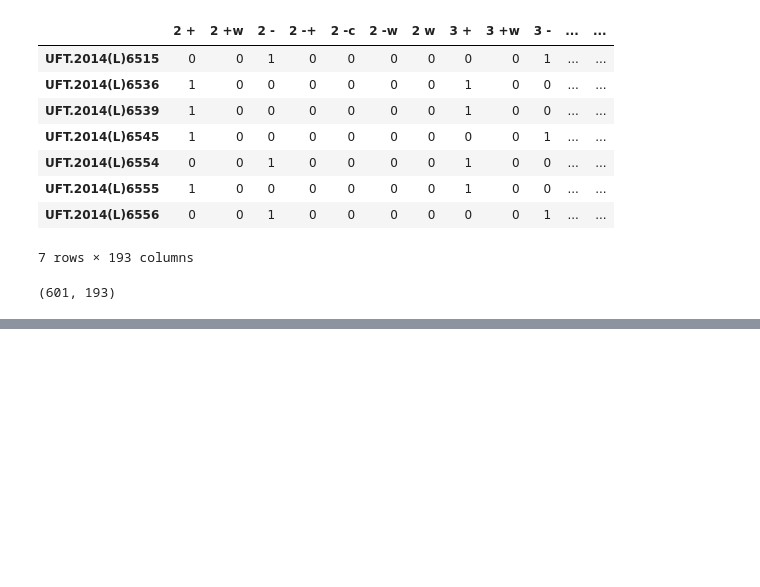
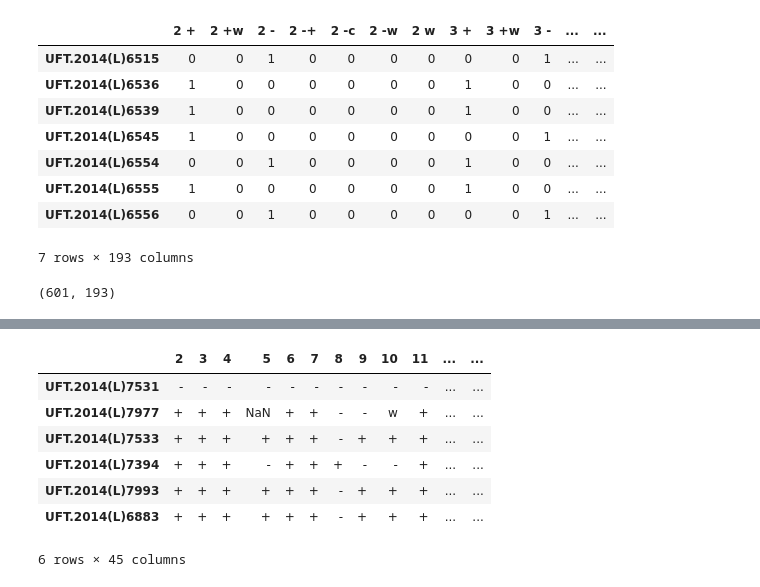
Before and after one commit to JohnnyUFT/Descoberta-de-Conhecimento-em-Base-de-Dados-de-Fungos, a Jupyter notebook: 01.pre_processamento.ipynb, the cells around one changed output, grey strips where cells are left out. Cells and saved outputs as stored; diff of their text form; code cells hidden in the pictures; blank space fills up the shorter version.

```diff
--- a/01.pre_processamento.ipynb
+++ b/01.pre_processamento.ipynb
@@ -314 +334,13 @@ data.to_csv('04.1 - reacoes_col_encoded.csv')
+# %%
+# 4.2 - TODO: construção da Matriz 'Banguela':
+data.sample(6)
+# %% [output]
+|  | 2 | 3 | 4 | 5 | 6 | 7 | 8 | 9 | 10 | 11 | ... | ... |
+| UFT.2014(L)7531 | - | - | - | - | - | - | - | - | - | - | ... | ... |
+| UFT.2014(L)7977 | + | + | + | NaN | + | + | - | - | w | + | ... | ... |
+| UFT.2014(L)7533 | + | + | + | + | + | + | - | + | + | + | ... | ... |
+| UFT.2014(L)7394 | + | + | + | - | + | + | + | - | - | + | ... | ... |
+| UFT.2014(L)7993 | + | + | + | + | + | + | - | + | + | + | ... | ... |
+| UFT.2014(L)6883 | + | + | + | + | + | + | - | + | + | + | ... | ... |
+6 rows × 45 columns
 # %%
```
Also changed, not shown: parts of 10 cells of this notebook, 3 other files.
